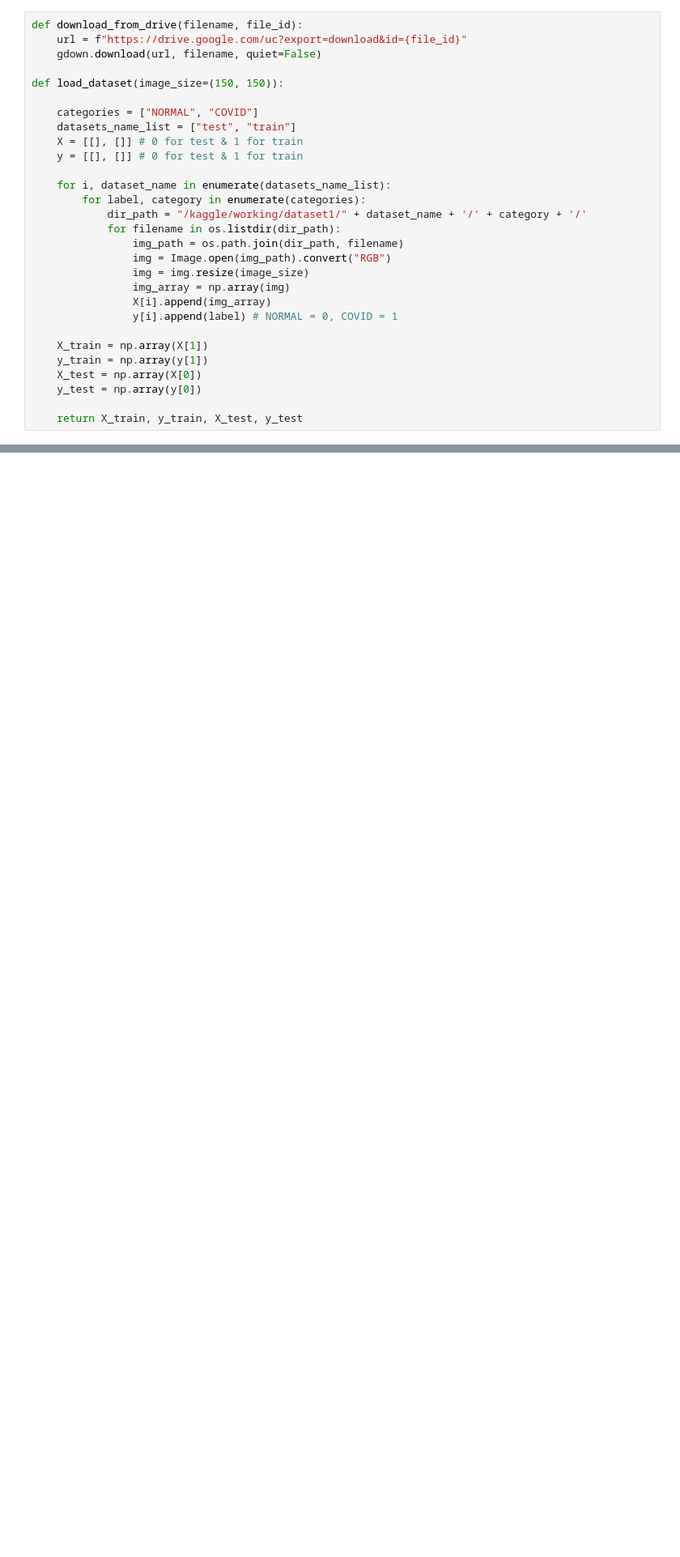
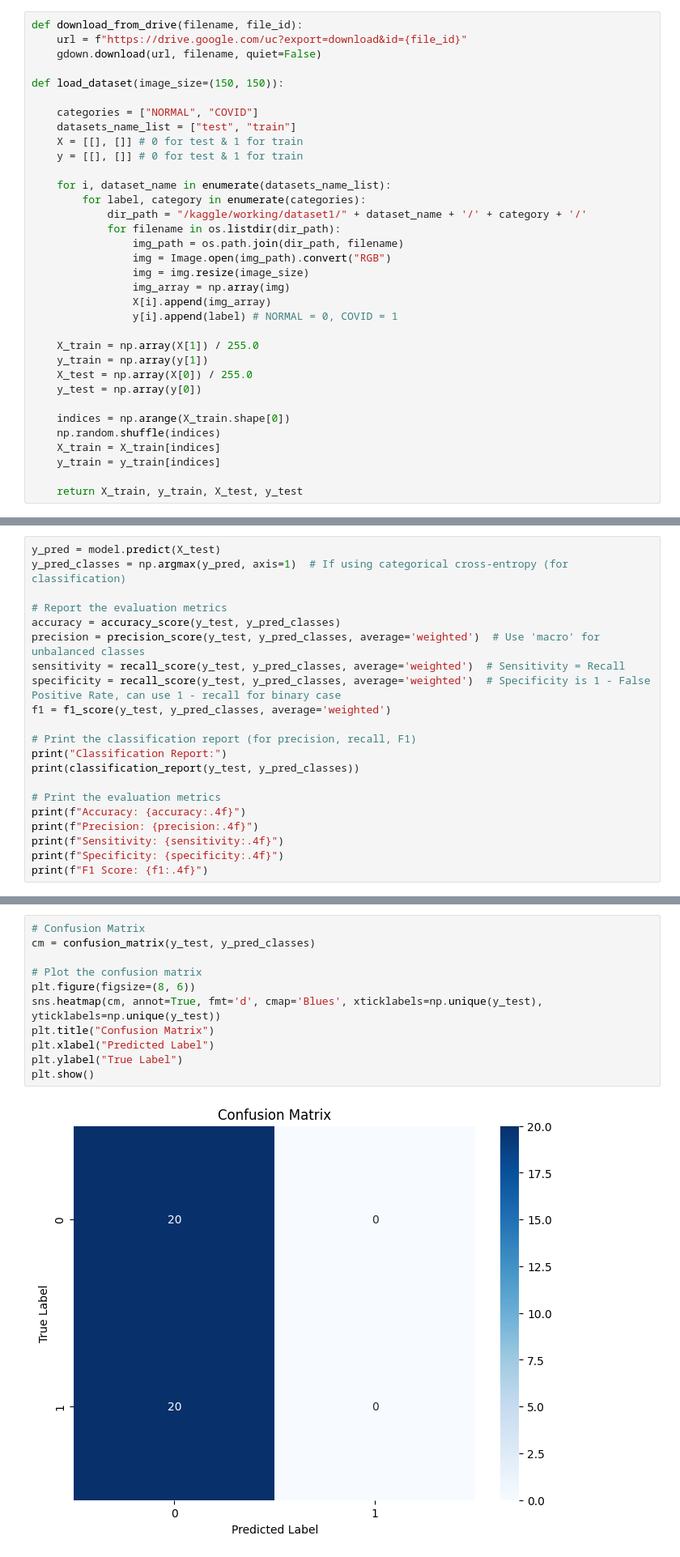
Before and after one commit to davidgomari/kaggle_projects, a Jupyter notebook: KNTU_ML_Project_CNN_COVID/notebook.ipynb, the cells around one changed output, grey strips where cells are left out. Shown: that part at 81% size. Drawn from its saved outputs; the diff is of its cells as text; blank space fills up the shorter version.

```diff
--- a/KNTU_ML_Project_CNN_COVID/notebook.ipynb
+++ b/KNTU_ML_Project_CNN_COVID/notebook.ipynb
@@ -37,11 +46,16 @@ def load_dataset(image_size=(150, 150)):
                 X[i].append(img_array)
                 y[i].append(label) # NORMAL = 0, COVID = 1
 
-    X_train = np.array(X[1])
+    X_train = np.array(X[1]) / 255.0
     y_train = np.array(y[1])
-    X_test = np.array(X[0])
+    X_test = np.array(X[0]) / 255.0
     y_test = np.array(y[0])
 
+    indices = np.arange(X_train.shape[0])
+    np.random.shuffle(indices)
+    X_train = X_train[indices]
+    y_train = y_train[indices]
+
     return X_train, y_train, X_test, y_test
 # %% [markdown]
 ## 1.2 Downloading & Loading the dataset
@@ -194,0 +514,21 @@ Model: "sequential_5"
+# %%
+y_pred = model.predict(X_test)
+y_pred_classes = np.argmax(y_pred, axis=1)  # If using categorical cross-entropy (for classification)
+
+# Report the evaluation metrics
+accuracy = accuracy_score(y_test, y_pred_classes)
+precision = precision_score(y_test, y_pred_classes, average='weighted')  # Use 'macro' for unbalanced classes
+sensitivity = recall_score(y_test, y_pred_classes, average='weighted')  # Sensitivity = Recall
+specificity = recall_score(y_test, y_pred_classes, average='weighted')  # Specificity is 1 - False Positive Rate, can use 1 - recall for binary case
+f1 = f1_score(y_test, y_pred_classes, average='weighted')
+
+# Print the classification report (for precision, recall, F1)
+print("Classification Report:")
+print(classification_report(y_test, y_pred_classes))
+
+# Print the evaluation metrics
+print(f"Accuracy: {accuracy:.4f}")
+print(f"Precision: {precision:.4f}")
+print(f"Sensitivity: {sensitivity:.4f}")
+print(f"Specificity: {specificity:.4f}")
+print(f"F1 Score: {f1:.4f}")
@@ -194,0 +563,13 @@ Model: "sequential_5"
+# %%
+# Confusion Matrix
+cm = confusion_matrix(y_test, y_pred_classes)
+
+# Plot the confusion matrix
+plt.figure(figsize=(8, 6))
+sns.heatmap(cm, annot=True, fmt='d', cmap='Blues', xticklabels=np.unique(y_test), yticklabels=np.unique(y_test))
+plt.title("Confusion Matrix")
+plt.xlabel("Predicted Label")
+plt.ylabel("True Label")
+plt.show()
+# %% [output]
+[figure, added]
```
Also changed, not shown: parts of 26 cells of this notebook.
